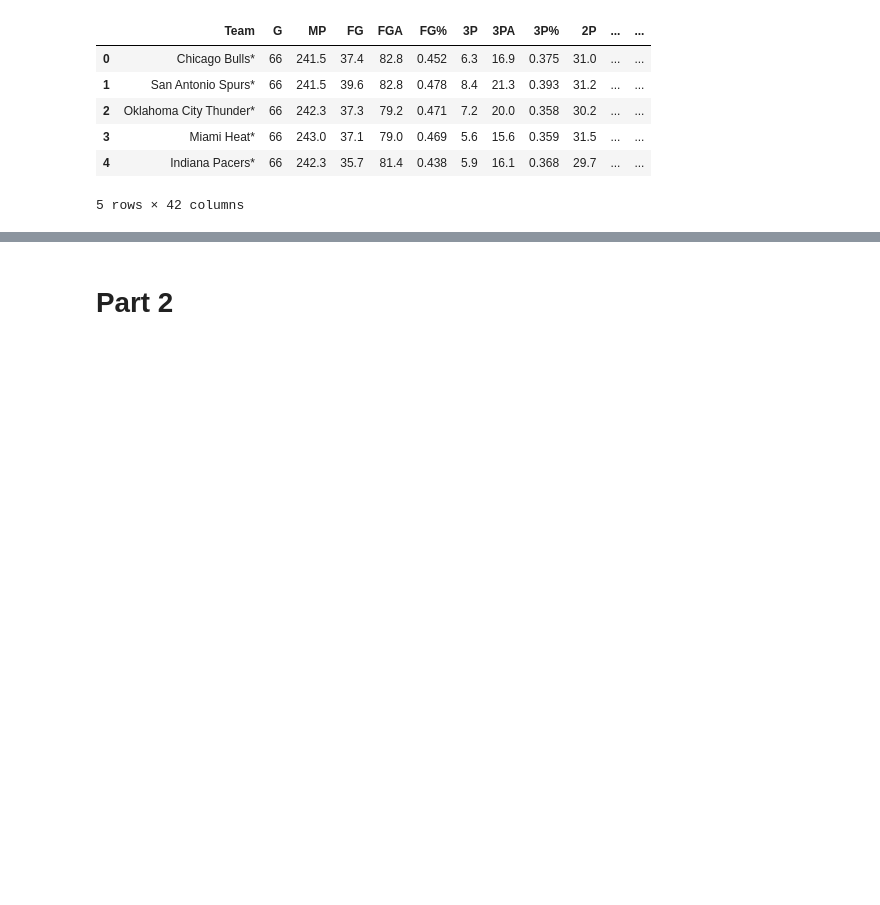
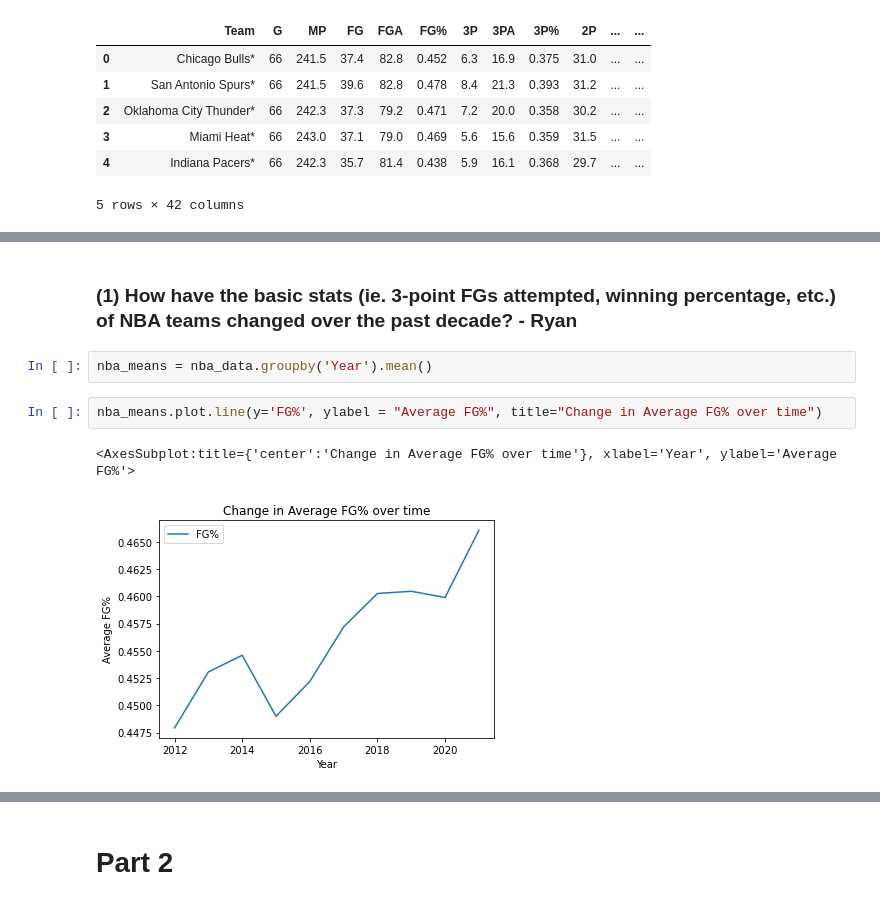
Before and after one commit to cs2027/stat-303-1-project, a Jupyter notebook: final-project.ipynb, the cells around one changed output, grey strips where cells are left out. Cells and saved outputs as stored; diff of their text form; blank space fills up the shorter version.

Commit message:
Add Ryan's code, some final touches

```diff
--- a/final-project.ipynb
+++ b/final-project.ipynb
@@ -165,0 +245,9 @@ nba_data.head()
+# %% [markdown]
+### (1)  How have the basic stats (ie. 3-point FGs attempted, winning percentage, etc.) of NBA teams changed over the past decade? - Ryan
+# %%
+nba_means = nba_data.groupby('Year').mean()
+# %%
+nba_means.plot.line(y='FG%', ylabel = "Average FG%", title="Change in Average FG% over time")
+# %% [output]
+<AxesSubplot:title={'center':'Change in Average FG% over time'}, xlabel='Year', ylabel='Average FG%'>
+[figure, added]
```
Also changed, not shown: parts of 44 cells of this notebook.
